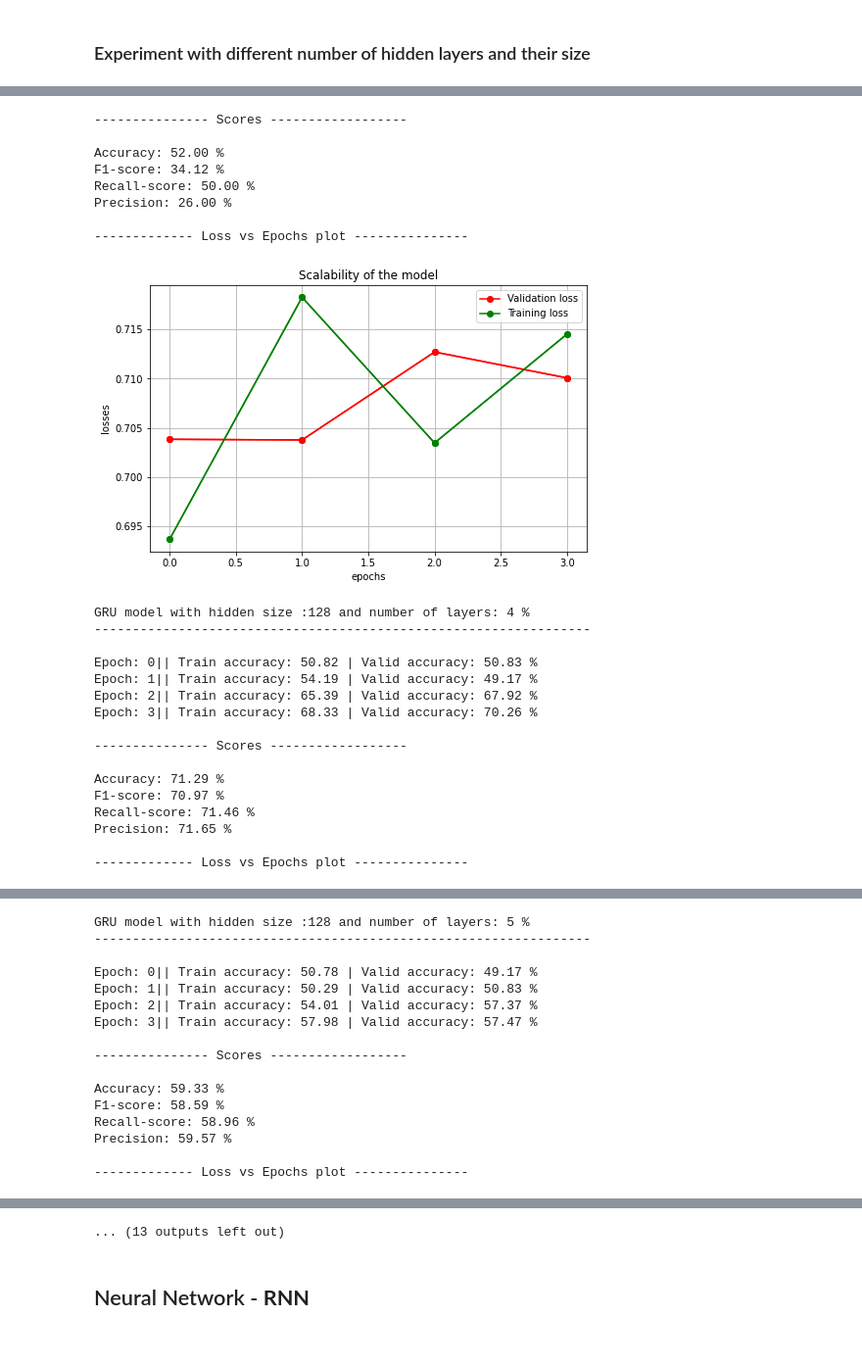
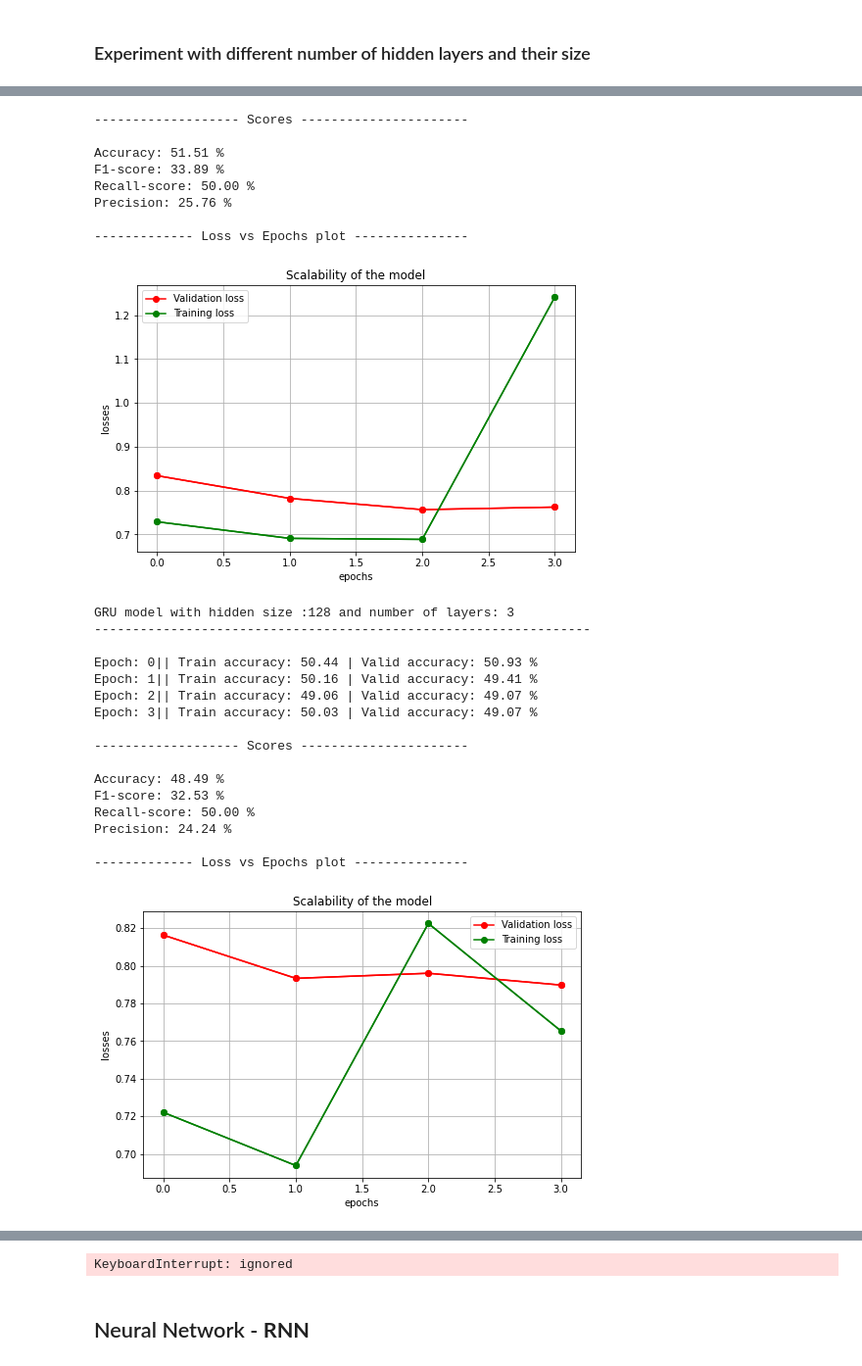
Before and after one commit to Myrto-Iglezou/Sentiment-classifier-RNN, a Jupyter notebook: Question-1.ipynb, the cells around one changed output, grey strips where cells are left out. Shown at 98% size. Saved outputs shown, nothing was run; the diff lists cells and outputs as text; code cells hidden in the pictures.

```diff
--- a/Question-1.ipynb
+++ b/Question-1.ipynb
@@ -381,12 +381,12 @@ cell_type = 'GRU'
 embedding_dim = 25
 # =============================
 hidden_size = {128, 256, 384}     # number of hidden neurons
-num_layers =  {1,2,3,4,5}        # number of layers
-dropout = 0
+num_layers =  {1,2,3}        # number of layers
+dropout = 0.0
 clip_param = 1
 # =============================
 num_epochs = 4
-LR = 0.01
+LR = 0.1
 loss_function = nn.BCELoss()
 # ==============================
 
@@ -447,25 +429,26 @@ Epoch: 3|| Train accuracy: 49.79 | Valid accuracy: 49.17 %
---------------- Scores ------------------
+------------------- Scores ----------------------
 
-Accuracy: 52.00 %
-F1-score: 34.12 %
+Accuracy: 51.51 %
+F1-score: 33.89 %
 Recall-score: 50.00 %
-Precision: 26.00 %
+Precision: 25.76 %
 
 ------------- Loss vs Epochs plot ---------------
+[figure, new version]
+GRU model with hidden size :128 and number of layers: 3
+-----------------------------------------------------------------
+
+Epoch: 0|| Train accuracy: 50.44 | Valid accuracy: 50.93 %
+Epoch: 1|| Train accuracy: 50.16 | Valid accuracy: 49.41 %
+Epoch: 2|| Train accuracy: 49.06 | Valid accuracy: 49.07 %
+Epoch: 3|| Train accuracy: 50.03 | Valid accuracy: 49.07 %
+
+------------------- Scores ----------------------
+
+Accuracy: 48.49 %
+F1-score: 32.53 %
+Recall-score: 50.00 %
+Precision: 24.24 %
+
+------------- Loss vs Epochs plot ---------------
-[figure, old version]
+[figure, new version]
-GRU model with hidden size :128 and number of layers: 4 %
------------------------------------------------------------------
-
-Epoch: 0|| Train accuracy: 50.82 | Valid accuracy: 50.83 %
-Epoch: 1|| Train accuracy: 54.19 | Valid accuracy: 49.17 %
-Epoch: 2|| Train accuracy: 65.39 | Valid accuracy: 67.92 %
-Epoch: 3|| Train accuracy: 68.33 | Valid accuracy: 70.26 %
-
---------------- Scores ------------------
-
-Accuracy: 71.29 %
-F1-score: 70.97 %
-Recall-score: 71.46 %
-Precision: 71.65 %
-
-------------- Loss vs Epochs plot ---------------
@@ -473,16 +471,0 @@ Precision: 71.65 %
-GRU model with hidden size :128 and number of layers: 5 %
------------------------------------------------------------------
-
-Epoch: 0|| Train accuracy: 50.78 | Valid accuracy: 49.17 %
-Epoch: 1|| Train accuracy: 50.29 | Valid accuracy: 50.83 %
-Epoch: 2|| Train accuracy: 54.01 | Valid accuracy: 57.37 %
-Epoch: 3|| Train accuracy: 57.98 | Valid accuracy: 57.47 %
-
---------------- Scores ------------------
-
-Accuracy: 59.33 %
-F1-score: 58.59 %
-Recall-score: 58.96 %
-Precision: 59.57 %
-
-------------- Loss vs Epochs plot ---------------
@@ -506 +476 @@ Precision: 70.48 %
-... (13 outputs left out)
+KeyboardInterrupt: ignored
```
Also changed, not shown: parts of 7 cells of this notebook.
